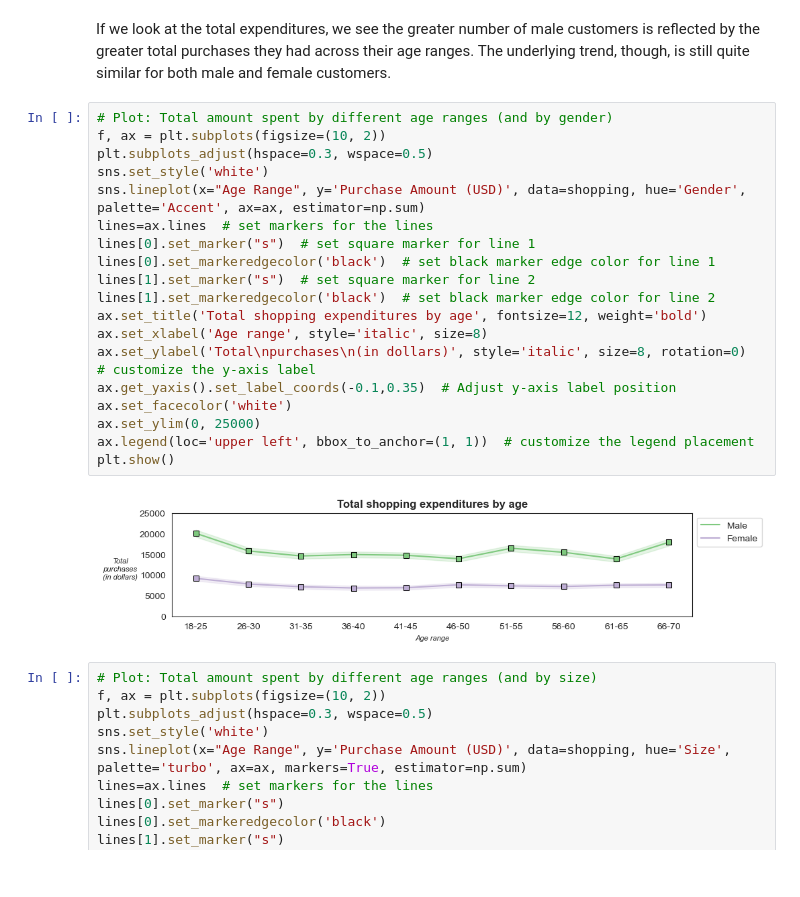
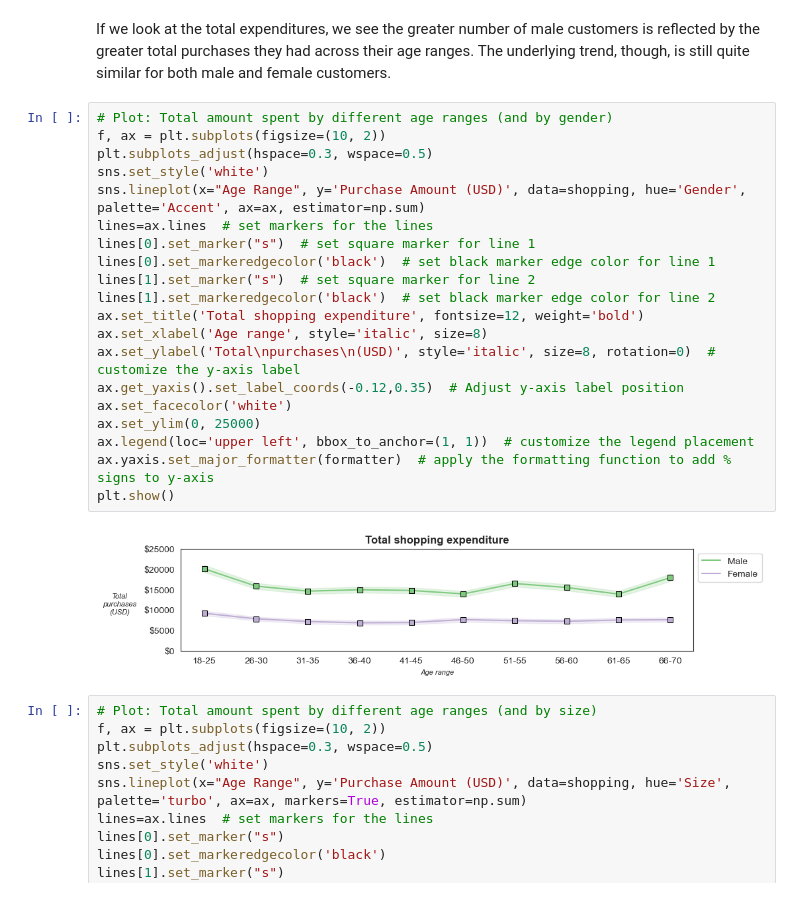
Before and after one commit to molly777yllom/DataDive3_DATA3500, a Jupyter notebook: shopping_trends.ipynb, the cells around one changed output. Drawn from its saved outputs; the diff is of its cells as text.

```diff
--- a/shopping_trends.ipynb
+++ b/shopping_trends.ipynb
@@ -909,24 +910,25 @@ If we look at the total expenditures, we see the greater number of male customer
 # %%
 # Plot: Total amount spent by different age ranges (and by gender)
 f, ax = plt.subplots(figsize=(10, 2))
 plt.subplots_adjust(hspace=0.3, wspace=0.5)
 sns.set_style('white')
 sns.lineplot(x="Age Range", y='Purchase Amount (USD)', data=shopping, hue='Gender', palette='Accent', ax=ax, estimator=np.sum)
 lines=ax.lines  # set markers for the lines
 lines[0].set_marker("s")  # set square marker for line 1
 lines[0].set_markeredgecolor('black')  # set black marker edge color for line 1
 lines[1].set_marker("s")  # set square marker for line 2
 lines[1].set_markeredgecolor('black')  # set black marker edge color for line 2
-ax.set_title('Total shopping expenditures by age', fontsize=12, weight='bold')
+ax.set_title('Total shopping expenditure', fontsize=12, weight='bold')
 ax.set_xlabel('Age range', style='italic', size=8)
-ax.set_ylabel('Total\npurchases\n(in dollars)', style='italic', size=8, rotation=0)  # customize the y-axis label
-ax.get_yaxis().set_label_coords(-0.1,0.35)  # Adjust y-axis label position
+ax.set_ylabel('Total\npurchases\n(USD)', style='italic', size=8, rotation=0)  # customize the y-axis label
+ax.get_yaxis().set_label_coords(-0.12,0.35)  # Adjust y-axis label position
 ax.set_facecolor('white')
 ax.set_ylim(0, 25000)
 ax.legend(loc='upper left', bbox_to_anchor=(1, 1))  # customize the legend placement
+ax.yaxis.set_major_formatter(formatter)  # apply the formatting function to add % signs to y-axis
 plt.show()
 # %% [output]
-[figure, old version]
+[figure, new version]
 # %%
 # Plot: Total amount spent by different age ranges (and by size)
 f, ax = plt.subplots(figsize=(10, 2))
```
Also changed, not shown: parts of 1 cell of this notebook.
